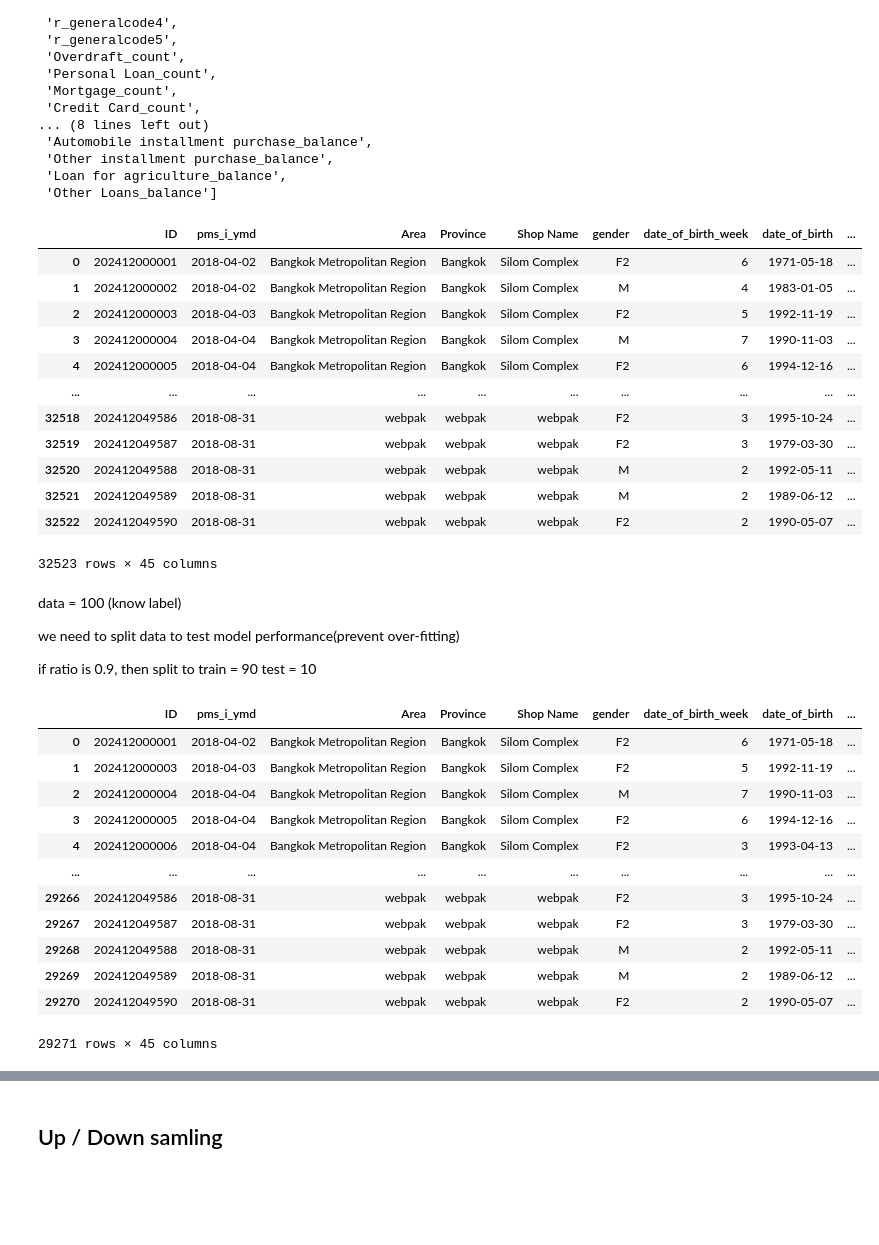
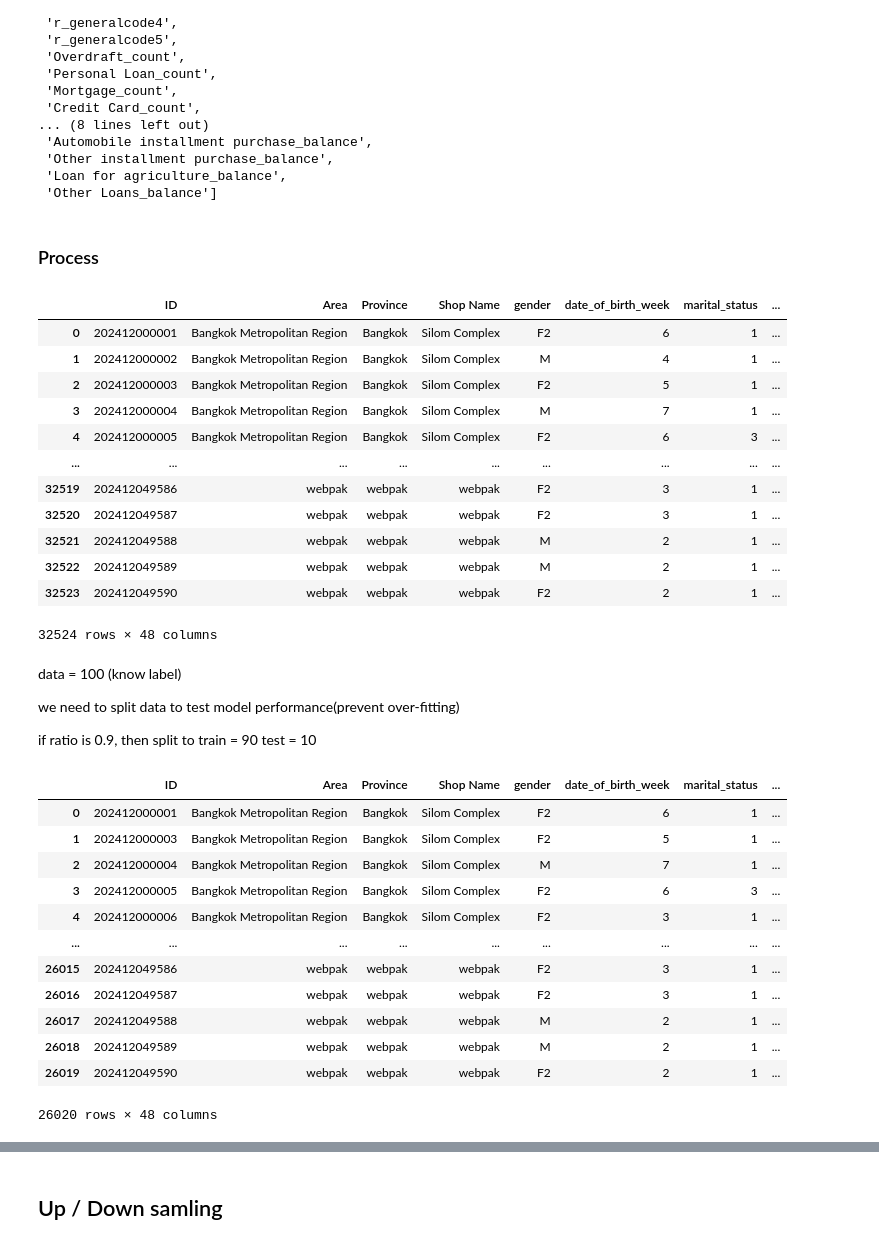
Before and after one commit to MoosaTae/aihack_2024, a Jupyter notebook: code/pipeline_2.ipynb, the cells around one changed output, grey strips where cells are left out. Saved outputs shown, nothing was run; the diff lists cells and outputs as text; code cells hidden in the pictures; blank space fills up the shorter version.

```diff
--- a/code/pipeline_2.ipynb
+++ b/code/pipeline_2.ipynb
@@ -139,4 +141,6 @@ Other Loans_balance            39.80% null values
  'Other installment purchase_balance',
  'Loan for agriculture_balance',
  'Other Loans_balance']
+# %% [markdown]
+### Process
 # %%
@@ -356,26 +343,25 @@ def preprocess(df):
     return df
 # %%
 data = preprocess(df)
-data = data.dropna()
-data = data.rename({"default_12month":"y"})
-data['y'] = data['default_12month'].astype('int')
-data = data.drop(columns=['default_12month'])
+data["y"] = data["default_12month"].astype("int")
+
+data = data.drop(columns=["default_12month"])
 data = data.reset_index(drop=True)
 data
 # %% [output]
-|  | ID | pms_i_ymd | Area | Province | Shop Name | gender | date_of_birth_week | date_of_birth | ... |
-| 0 | 202412000001 | 2018-04-02 | Bangkok Metropolitan Region | Bangkok | Silom Complex | F2 | 6 | 1971-05-18 | ... |
-| 1 | 202412000002 | 2018-04-02 | Bangkok Metropolitan Region | Bangkok | Silom Complex | M | 4 | 1983-01-05 | ... |
-| 2 | 202412000003 | 2018-04-03 | Bangkok Metropolitan Region | Bangkok | Silom Complex | F2 | 5 | 1992-11-19 | ... |
-| 3 | 202412000004 | 2018-04-04 | Bangkok Metropolitan Region | Bangkok | Silom Complex | M | 7 | 1990-11-03 | ... |
-| 4 | 202412000005 | 2018-04-04 | Bangkok Metropolitan Region | Bangkok | Silom Complex | F2 | 6 | 1994-12-16 | ... |
-| ... | ... | ... | ... | ... | ... | ... | ... | ... | ... |
-| 32518 | 202412049586 | 2018-08-31 | webpak | webpak | webpak | F2 | 3 | 1995-10-24 | ... |
-| 32519 | 202412049587 | 2018-08-31 | webpak | webpak | webpak | F2 | 3 | 1979-03-30 | ... |
-| 32520 | 202412049588 | 2018-08-31 | webpak | webpak | webpak | M | 2 | 1992-05-11 | ... |
-| 32521 | 202412049589 | 2018-08-31 | webpak | webpak | webpak | M | 2 | 1989-06-12 | ... |
-| 32522 | 202412049590 | 2018-08-31 | webpak | webpak | webpak | F2 | 2 | 1990-05-07 | ... |
+|  | ID | Area | Province | Shop Name | gender | date_of_birth_week | marital_status | ... |
+| 0 | 202412000001 | Bangkok Metropolitan Region | Bangkok | Silom Complex | F2 | 6 | 1 | ... |
+| 1 | 202412000002 | Bangkok Metropolitan Region | Bangkok | Silom Complex | M | 4 | 1 | ... |
+| 2 | 202412000003 | Bangkok Metropolitan Region | Bangkok | Silom Complex | F2 | 5 | 1 | ... |
+| 3 | 202412000004 | Bangkok Metropolitan Region | Bangkok | Silom Complex | M | 7 | 1 | ... |
+| 4 | 202412000005 | Bangkok Metropolitan Region | Bangkok | Silom Complex | F2 | 6 | 3 | ... |
+| ... | ... | ... | ... | ... | ... | ... | ... | ... |
+| 32519 | 202412049586 | webpak | webpak | webpak | F2 | 3 | 1 | ... |
+| 32520 | 202412049587 | webpak | webpak | webpak | F2 | 3 | 1 | ... |
+| 32521 | 202412049588 | webpak | webpak | webpak | M | 2 | 1 | ... |
+| 32522 | 202412049589 | webpak | webpak | webpak | M | 2 | 1 | ... |
+| 32523 | 202412049590 | webpak | webpak | webpak | F2 | 2 | 1 | ... |
-32523 rows × 45 columns
+32524 rows × 48 columns
 # %% [markdown]
 data = 100 (know label)
 
@@ -384,26 +370,26 @@ we need to split data to test model performance(prevent over-fitting)
 if ratio is 0.9, then split to
 train = 90 test = 10
 # %%
-test_size = int(0.1 * len(data))
+test_size = int(0.2 * len(data))
 
 test_data = data.sample(test_size, random_state = seed)
 train_data = data.drop(test_data.index)
 train_data = train_data.reset_index(drop=True)
 train_data
 # %% [output]
-|  | ID | pms_i_ymd | Area | Province | Shop Name | gender | date_of_birth_week | date_of_birth | ... |
-| 0 | 202412000001 | 2018-04-02 | Bangkok Metropolitan Region | Bangkok | Silom Complex | F2 | 6 | 1971-05-18 | ... |
-| 1 | 202412000003 | 2018-04-03 | Bangkok Metropolitan Region | Bangkok | Silom Complex | F2 | 5 | 1992-11-19 | ... |
-| 2 | 202412000004 | 2018-04-04 | Bangkok Metropolitan Region | Bangkok | Silom Complex | M | 7 | 1990-11-03 | ... |
-| 3 | 202412000005 | 2018-04-04 | Bangkok Metropolitan Region | Bangkok | Silom Complex | F2 | 6 | 1994-12-16 | ... |
-| 4 | 202412000006 | 2018-04-04 | Bangkok Metropolitan Region | Bangkok | Silom Complex | F2 | 3 | 1993-04-13 | ... |
-| ... | ... | ... | ... | ... | ... | ... | ... | ... | ... |
-| 29266 | 202412049586 | 2018-08-31 | webpak | webpak | webpak | F2 | 3 | 1995-10-24 | ... |
-| 29267 | 202412049587 | 2018-08-31 | webpak | webpak | webpak | F2 | 3 | 1979-03-30 | ... |
-| 29268 | 202412049588 | 2018-08-31 | webpak | webpak | webpak | M | 2 | 1992-05-11 | ... |
-| 29269 | 202412049589 | 2018-08-31 | webpak | webpak | webpak | M | 2 | 1989-06-12 | ... |
-| 29270 | 202412049590 | 2018-08-31 | webpak | webpak | webpak | F2 | 2 | 1990-05-07 | ... |
+|  | ID | Area | Province | Shop Name | gender | date_of_birth_week | marital_status | ... |
+| 0 | 202412000001 | Bangkok Metropolitan Region | Bangkok | Silom Complex | F2 | 6 | 1 | ... |
+| 1 | 202412000003 | Bangkok Metropolitan Region | Bangkok | Silom Complex | F2 | 5 | 1 | ... |
+| 2 | 202412000004 | Bangkok Metropolitan Region | Bangkok | Silom Complex | M | 7 | 1 | ... |
+| 3 | 202412000005 | Bangkok Metropolitan Region | Bangkok | Silom Complex | F2 | 6 | 3 | ... |
+| 4 | 202412000006 | Bangkok Metropolitan Region | Bangkok | Silom Complex | F2 | 3 | 1 | ... |
+| ... | ... | ... | ... | ... | ... | ... | ... | ... |
+| 26015 | 202412049586 | webpak | webpak | webpak | F2 | 3 | 1 | ... |
+| 26016 | 202412049587 | webpak | webpak | webpak | F2 | 3 | 1 | ... |
+| 26017 | 202412049588 | webpak | webpak | webpak | M | 2 | 1 | ... |
+| 26018 | 202412049589 | webpak | webpak | webpak | M | 2 | 1 | ... |
+| 26019 | 202412049590 | webpak | webpak | webpak | F2 | 2 | 1 | ... |
-29271 rows × 45 columns
+26020 rows × 48 columns
 # %%
 data['y'].value_counts()
 # %% [output]
```
Also changed, not shown: parts of 5 cells of this notebook.
